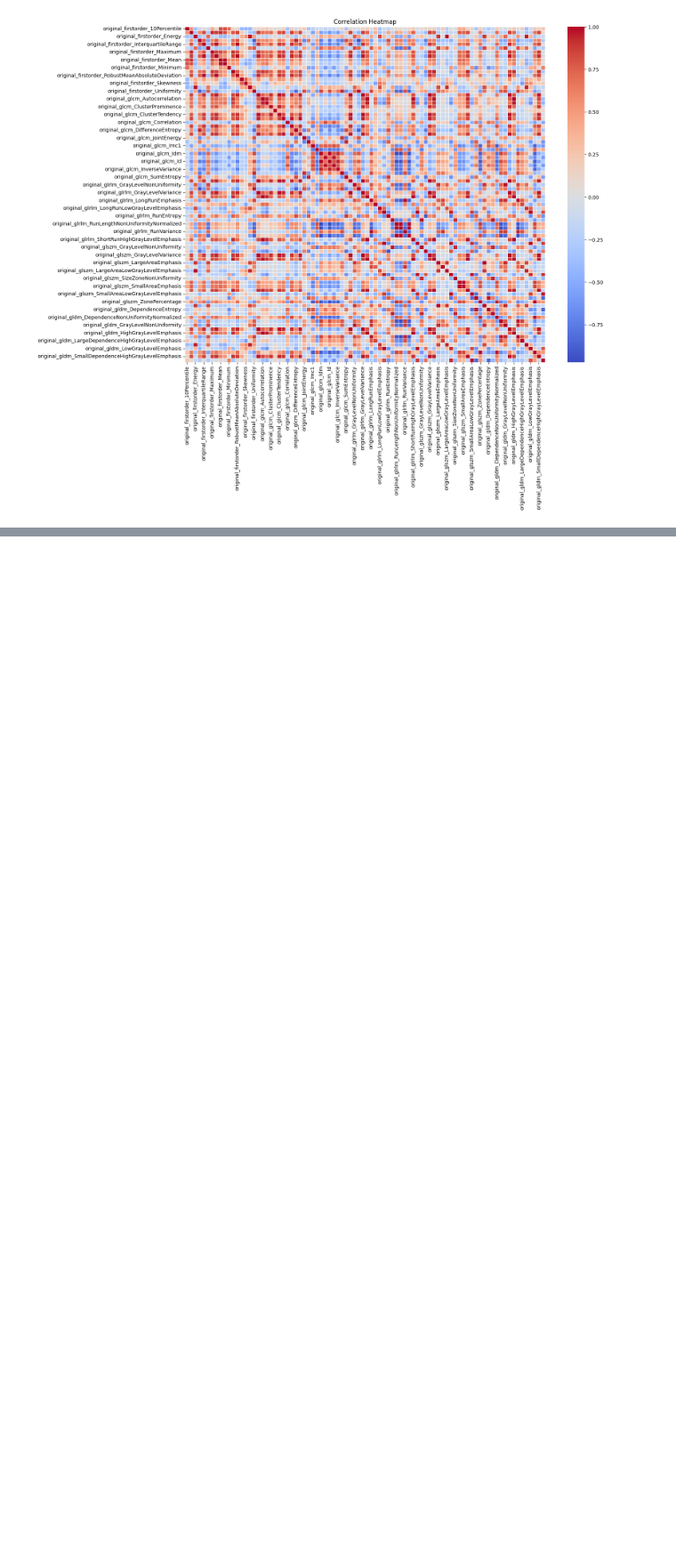
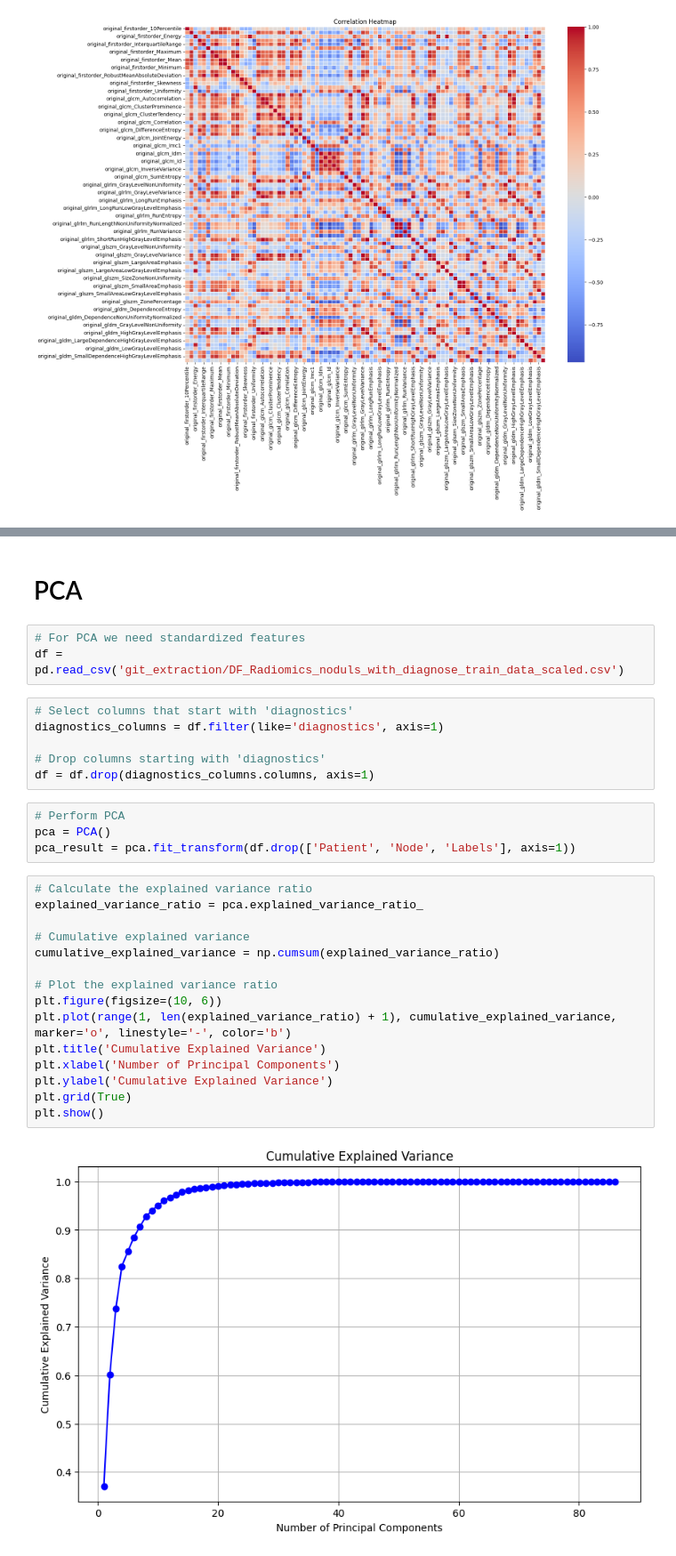
Before and after one commit to GaborinoS/Medical_image, a Jupyter notebook: feature_extraction.ipynb, the cells around one changed output, grey strips where cells are left out. Shown at 89% size. Drawn from its saved outputs; the diff is of its cells as text; blank space fills up the shorter version.

```diff
--- a/feature_extraction.ipynb
+++ b/feature_extraction.ipynb
@@ -49,0 +63,32 @@ plt.show()
+# %% [markdown]
+# PCA
+# %%
+# For PCA we need standardized features
+df = pd.read_csv('git_extraction/DF_Radiomics_noduls_with_diagnose_train_data_scaled.csv')
+# %%
+# Select columns that start with 'diagnostics'
+diagnostics_columns = df.filter(like='diagnostics', axis=1)
+
+# Drop columns starting with 'diagnostics'
+df = df.drop(diagnostics_columns.columns, axis=1)
+# %%
+# Perform PCA
+pca = PCA()
+pca_result = pca.fit_transform(df.drop(['Patient', 'Node', 'Labels'], axis=1))
+# %%
+# Calculate the explained variance ratio
+explained_variance_ratio = pca.explained_variance_ratio_
+
+# Cumulative explained variance
+cumulative_explained_variance = np.cumsum(explained_variance_ratio)
+
+# Plot the explained variance ratio
+plt.figure(figsize=(10, 6))
+plt.plot(range(1, len(explained_variance_ratio) + 1), cumulative_explained_variance, marker='o', linestyle='-', color='b')
+plt.title('Cumulative Explained Variance')
+plt.xlabel('Number of Principal Components')
+plt.ylabel('Cumulative Explained Variance')
+plt.grid(True)
+plt.show()
+# %% [output]
+[figure, added]
```
Also changed, not shown: parts of 9 cells of this notebook.
